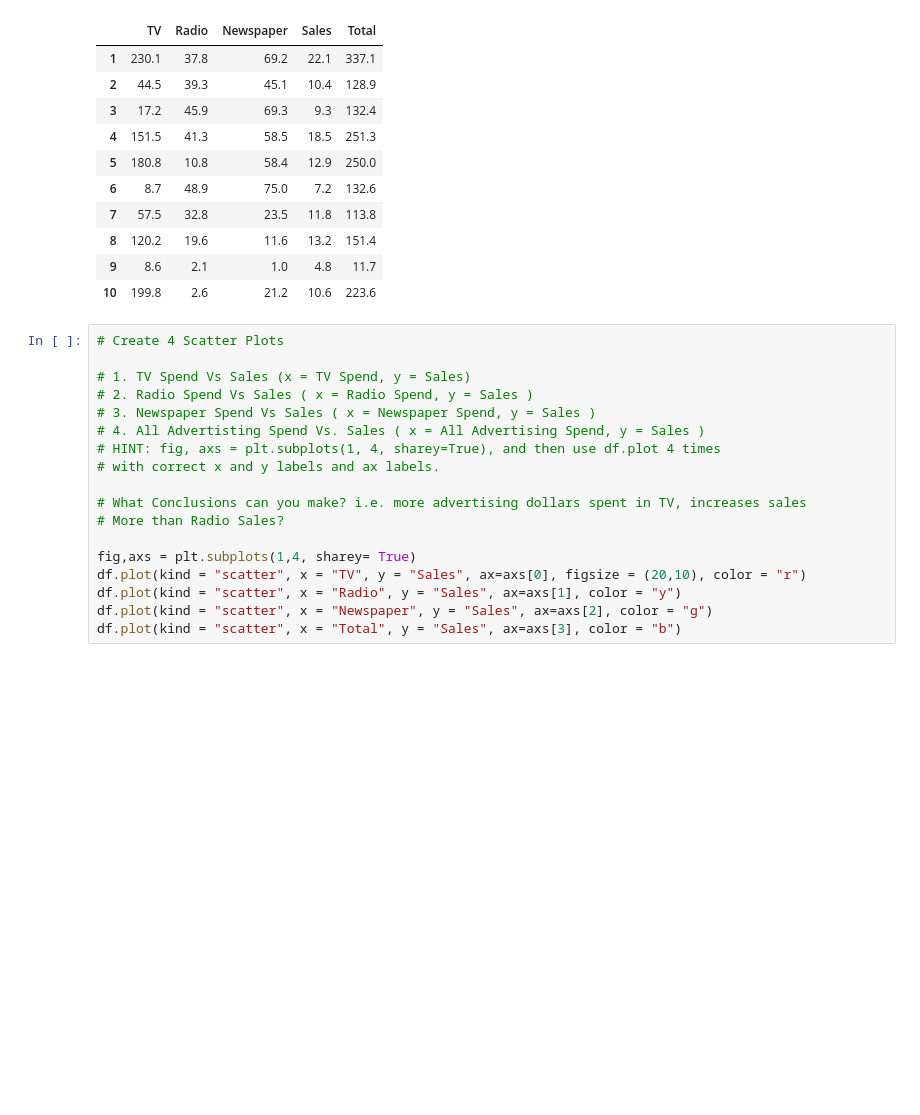
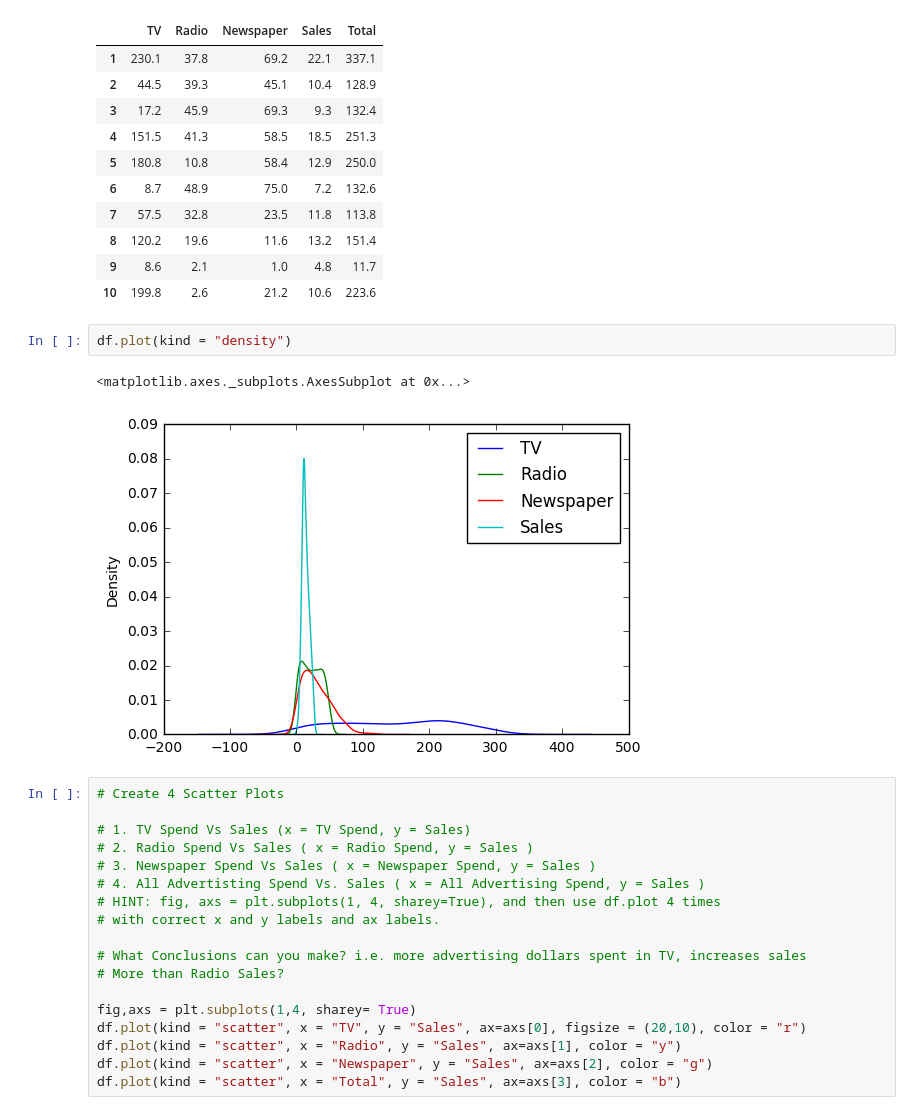
Before and after one commit to akell47/DataSciCourse, a Jupyter notebook: exercises/dataframes_subplots/code/starter-code/4-0-morning-exercise-starter.ipynb, the cells around one changed output. Drawn from its saved outputs; the diff is of its cells as text; blank space fills up the shorter version.

```diff
--- a/exercises/dataframes_subplots/code/starter-code/4-0-morning-exercise-starter.ipynb
+++ b/exercises/dataframes_subplots/code/starter-code/4-0-morning-exercise-starter.ipynb
@@ -128,6 +128,11 @@ df.head(10)
 | 8 | 120.2 | 19.6 | 11.6 | 13.2 | 151.4 |
 | 9 | 8.6 | 2.1 | 1.0 | 4.8 | 11.7 |
 | 10 | 199.8 | 2.6 | 21.2 | 10.6 | 223.6 |
+# %%
+df.plot(kind = "density")
+# %% [output]
+<matplotlib.axes._subplots.AxesSubplot at 0x...>
+[figure, added]
 # %%
 # Create 4 Scatter Plots
 
```
Also changed, not shown: parts of 1 cell of this notebook, 13 other files.
